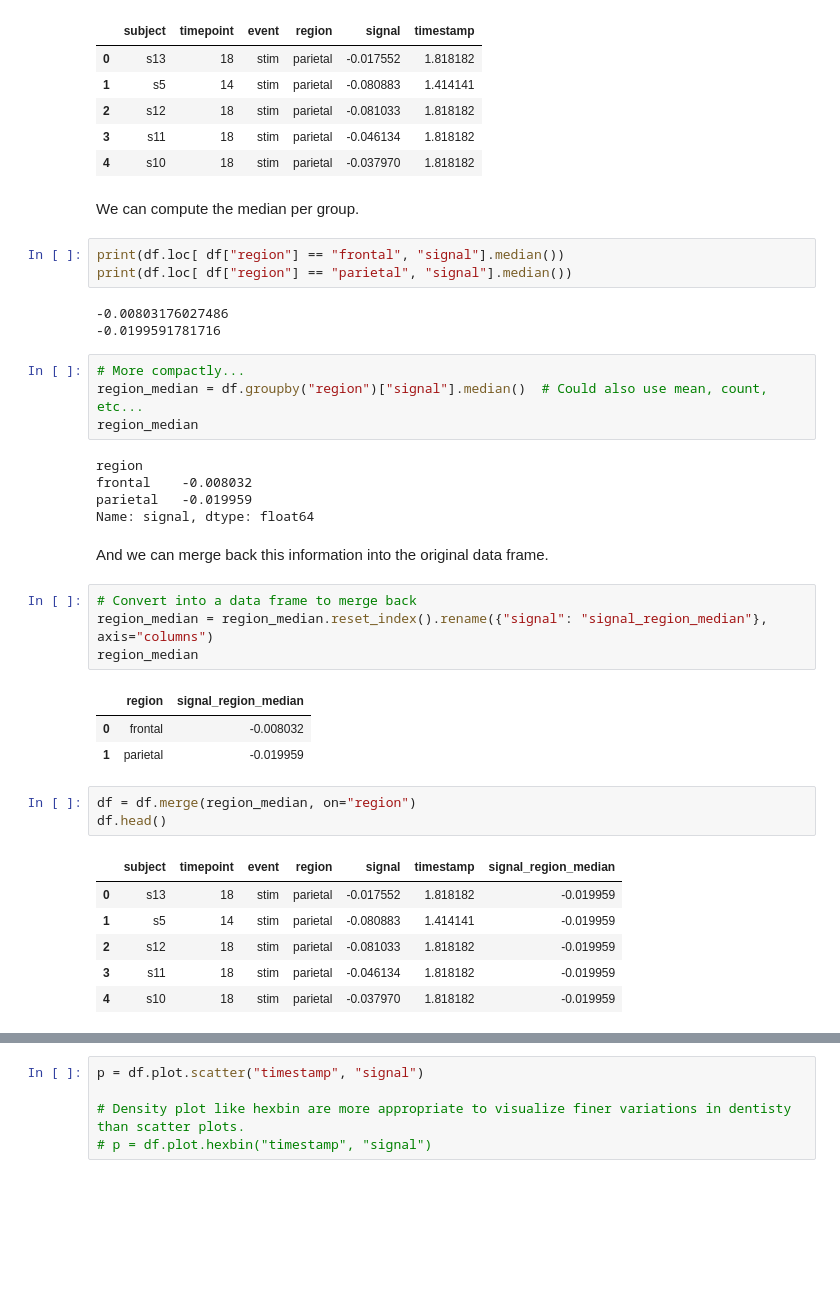
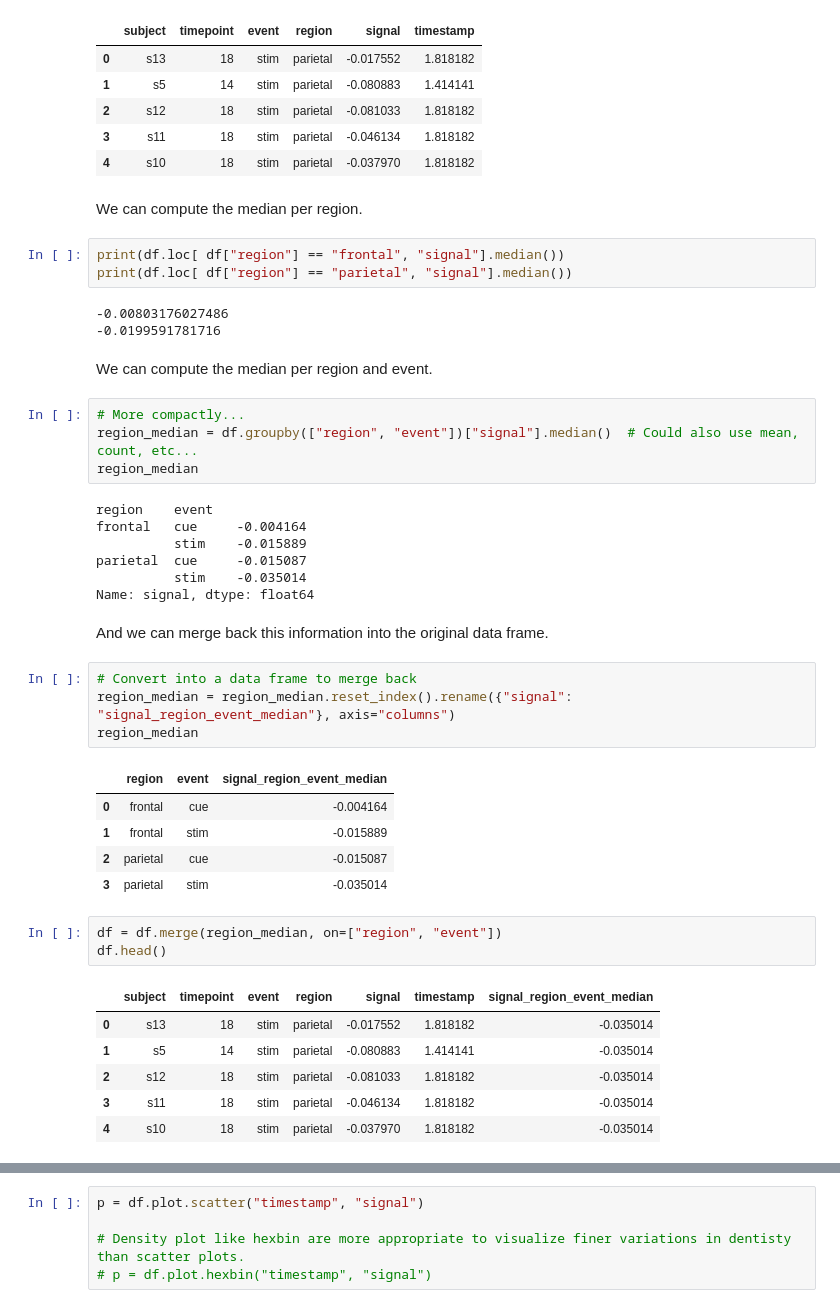
Before and after one commit to vincentqb/data-science-tutorial, a Jupyter notebook: Demo.ipynb, the cells around one changed output, grey strips where cells are left out. Saved outputs shown, nothing was run; the diff lists cells and outputs as text; blank space fills up the shorter version.

```diff
--- a/Demo.ipynb
+++ b/Demo.ipynb
@@ -254,40 +254,46 @@ df.head()
 | 3 | s11 | 18 | stim | parietal | -0.046134 | 1.818182 |
 | 4 | s10 | 18 | stim | parietal | -0.037970 | 1.818182 |
 # %% [markdown]
-We can compute the median per group.
+We can compute the median per region.
 # %%
 print(df.loc[ df["region"] == "frontal", "signal"].median())
 print(df.loc[ df["region"] == "parietal", "signal"].median())
 # %% [output]
 -0.00803176027486
 -0.0199591781716
+# %% [markdown]
+We can compute the median per region and event.
 # %%
 # More compactly...
-region_median = df.groupby("region")["signal"].median()  # Could also use mean, count, etc...
+region_median = df.groupby(["region", "event"])["signal"].median()  # Could also use mean, count, etc...
 region_median
 # %% [output]
-region
-frontal    -0.008032
-parietal   -0.019959
+region    event
+frontal   cue     -0.004164
+          stim    -0.015889
+parietal  cue     -0.015087
+          stim    -0.035014
 Name: signal, dtype: float64
 # %% [markdown]
 And we can merge back this information into the original data frame.
 # %%
 # Convert into a data frame to merge back
-region_median = region_median.reset_index().rename({"signal": "signal_region_median"}, axis="columns")
+region_median = region_median.reset_index().rename({"signal": "signal_region_event_median"}, axis="columns")
 region_median
 # %% [output]
-|  | region | signal_region_median |
-| 0 | frontal | -0.008032 |
-| 1 | parietal | -0.019959 |
+|  | region | event | signal_region_event_median |
+| 0 | frontal | cue | -0.004164 |
+| 1 | frontal | stim | -0.015889 |
+| 2 | parietal | cue | -0.015087 |
+| 3 | parietal | stim | -0.035014 |
 # %%
-df = df.merge(region_median, on="region")
+df = df.merge(region_median, on=["region", "event"])
 df.head()
 # %% [output]
-|  | subject | timepoint | event | region | signal | timestamp | signal_region_median |
-| 0 | s13 | 18 | stim | parietal | -0.017552 | 1.818182 | -0.019959 |
-| 1 | s5 | 14 | stim | parietal | -0.080883 | 1.414141 | -0.019959 |
-| 2 | s12 | 18 | stim | parietal | -0.081033 | 1.818182 | -0.019959 |
-| 3 | s11 | 18 | stim | parietal | -0.046134 | 1.818182 | -0.019959 |
-| 4 | s10 | 18 | stim | parietal | -0.037970 | 1.818182 | -0.019959 |
+|  | subject | timepoint | event | region | signal | timestamp | signal_region_event_median |
+| 0 | s13 | 18 | stim | parietal | -0.017552 | 1.818182 | -0.035014 |
+| 1 | s5 | 14 | stim | parietal | -0.080883 | 1.414141 | -0.035014 |
+| 2 | s12 | 18 | stim | parietal | -0.081033 | 1.818182 | -0.035014 |
+| 3 | s11 | 18 | stim | parietal | -0.046134 | 1.818182 | -0.035014 |
+| 4 | s10 | 18 | stim | parietal | -0.037970 | 1.818182 | -0.035014 |
 # %% [markdown]
```
Also changed, not shown: parts of 8 cells of this notebook.
